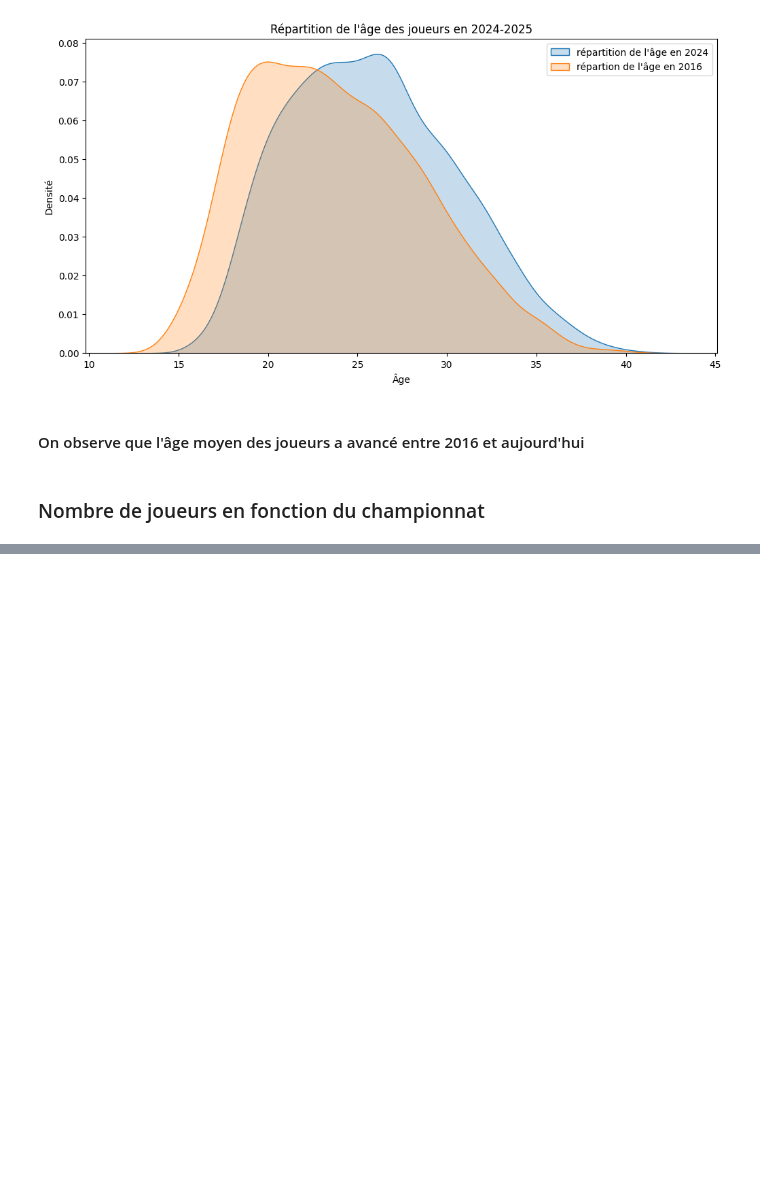
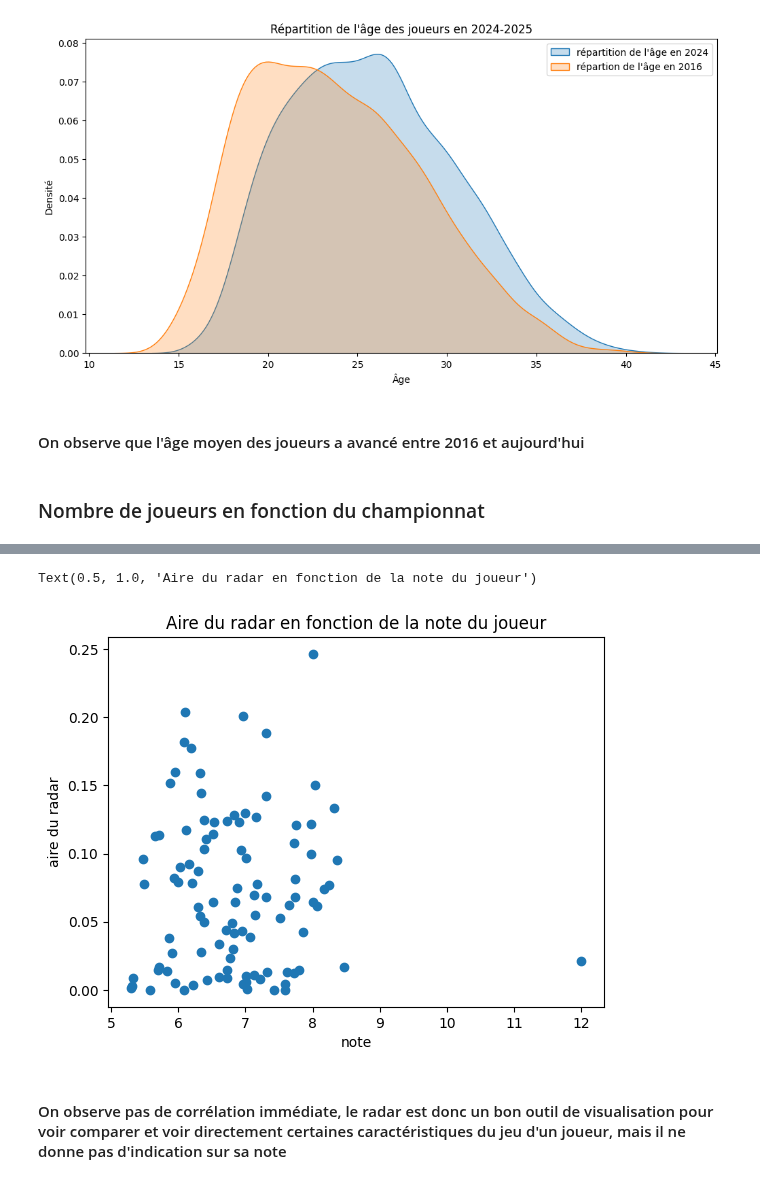
Before and after one commit to RiyadKT/Football-player-performance-prediction, a Jupyter notebook: data_visualisation.ipynb, the cells around one changed output, grey strips where cells are left out. Drawn from its saved outputs; the diff is of its cells as text; code cells hidden in the pictures; blank space fills up the shorter version.

```diff
--- a/data_visualisation.ipynb
+++ b/data_visualisation.ipynb
@@ -329,3 +176,21 @@ On utilise pour cela la librairie Folium qui nous permettra de réaliser une car
+# %%
+import random
+player_ratings_2024=dict([(player,player_ratings.loc[player,'2024-2025']) for player in player_ratings.index if not(na_player_ratings.loc[player,'2024-2025']) and not(na_player_stats_fbref.loc[player,'2024-2025'])])
+ratings=list(player_ratings_2024.values())
+
+areas=list(radar_plot_players(list(player_ratings_2024.keys()),return_area=True,show_radar=False).values())
+
+sample_values=random.sample(list(np.arange(len(areas))),k=100)
+# %%
+plt.scatter([ratings[i] for i in sample_values],[areas[i] for i in sample_values])
+plt.xlabel('note')
+plt.ylabel('aire du radar')
+plt.title('Aire du radar en fonction de la note du joueur')
+# %% [output]
+Text(0.5, 1.0, 'Aire du radar en fonction de la note du joueur')
+[figure, added]
+# %% [markdown]
+#### On observe pas de corrélation immédiate, le radar est donc un bon outil de visualisation pour voir comparer et voir directement certaines caractéristiques du jeu d'un joueur, mais il ne donne pas d'indication sur sa note
 # %%
 import folium
 from IPython.display import display
```
Also changed, not shown: parts of 37 cells of this notebook, 2 other files.
